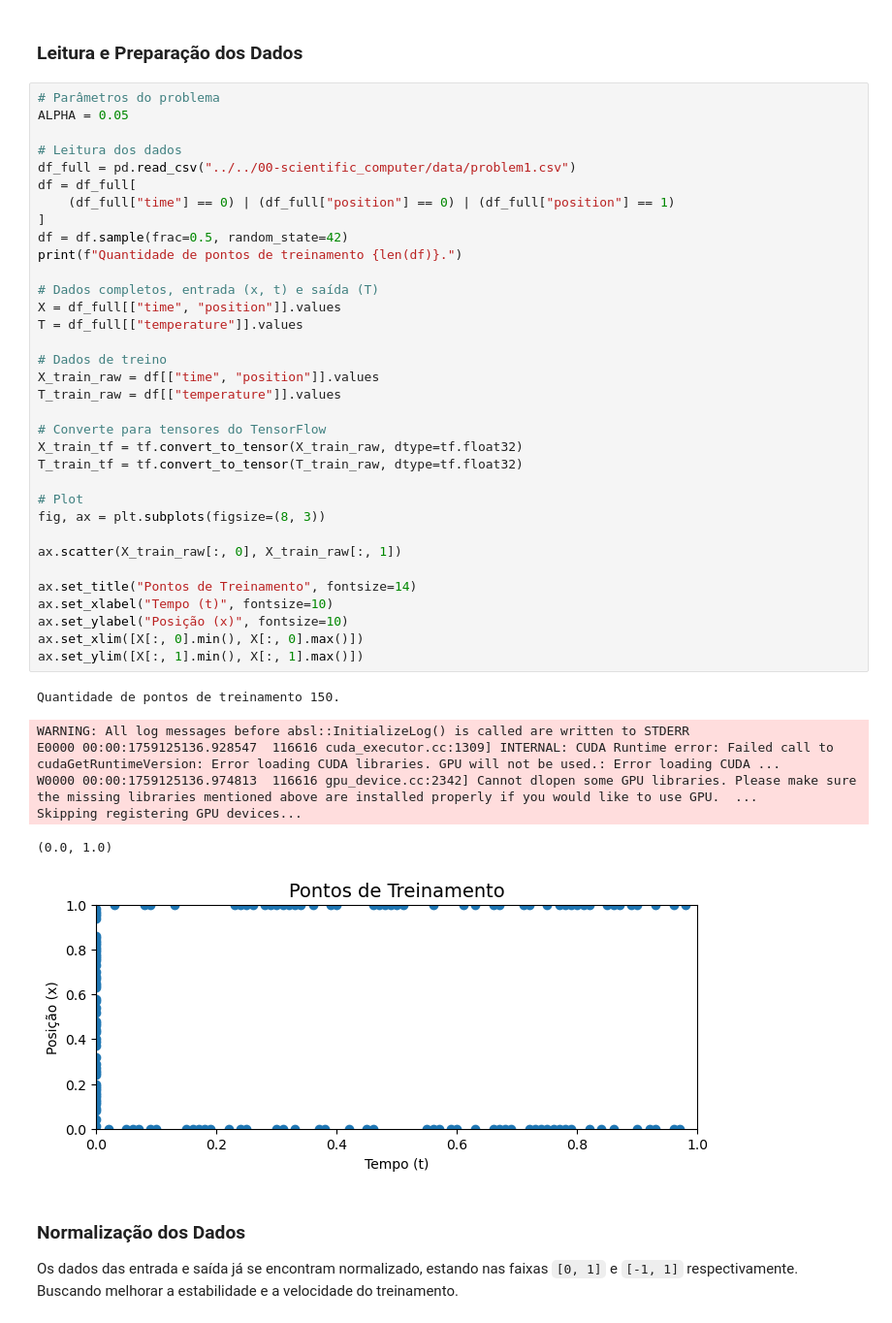
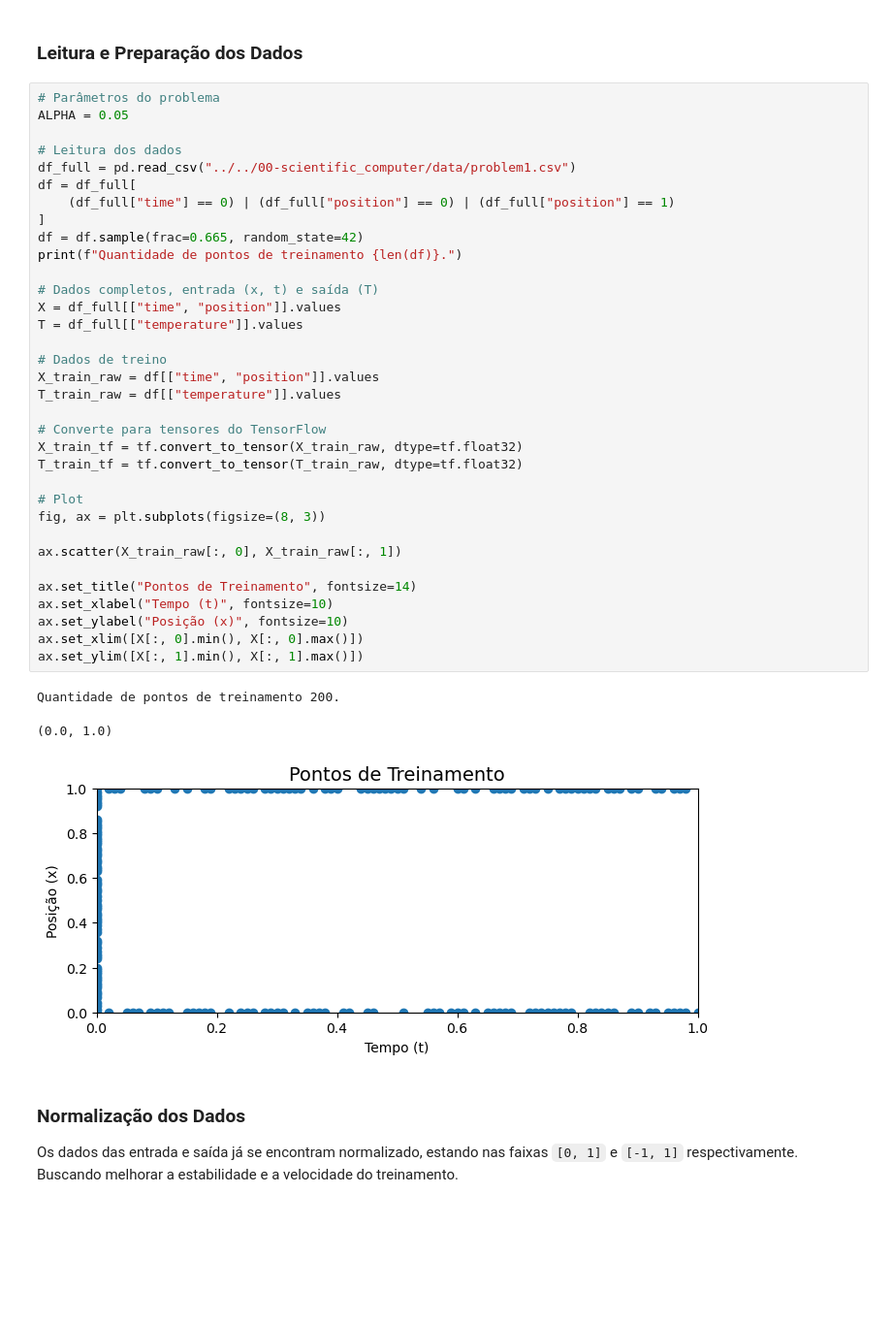
Before and after one commit to thiagoneye/master-sciml, a Jupyter notebook: 04-neural_solvers/notebooks/problem1.ipynb, the cells around one changed output. Shown: that part at 97% size. Cells and saved outputs as stored; diff of their text form; blank space fills up the shorter version.

```diff
--- a/04-neural_solvers/notebooks/problem1.ipynb
+++ b/04-neural_solvers/notebooks/problem1.ipynb
@@ -67,41 +89,37 @@ ALPHA = 0.05
 # Leitura dos dados
 df_full = pd.read_csv("../../00-scientific_computer/data/problem1.csv")
 df = df_full[
     (df_full["time"] == 0) | (df_full["position"] == 0) | (df_full["position"] == 1)
 ]
-df = df.sample(frac=0.5, random_state=42)
+df = df.sample(frac=0.665, random_state=42)
 print(f"Quantidade de pontos de treinamento {len(df)}.")
 
 # Dados completos, entrada (x, t) e saída (T)
 X = df_full[["time", "position"]].values
 T = df_full[["temperature"]].values
 
 # Dados de treino
 X_train_raw = df[["time", "position"]].values
 T_train_raw = df[["temperature"]].values
 
 # Converte para tensores do TensorFlow
 X_train_tf = tf.convert_to_tensor(X_train_raw, dtype=tf.float32)
 T_train_tf = tf.convert_to_tensor(T_train_raw, dtype=tf.float32)
 
 # Plot
 fig, ax = plt.subplots(figsize=(8, 3))
 
 ax.scatter(X_train_raw[:, 0], X_train_raw[:, 1])
 
 ax.set_title("Pontos de Treinamento", fontsize=14)
 ax.set_xlabel("Tempo (t)", fontsize=10)
 ax.set_ylabel("Posição (x)", fontsize=10)
 ax.set_xlim([X[:, 0].min(), X[:, 0].max()])
 ax.set_ylim([X[:, 1].min(), X[:, 1].max()])
 # %% [output]
-Quantidade de pontos de treinamento 150.
+Quantidade de pontos de treinamento 200.
-WARNING: All log messages before absl::InitializeLog() is called are written to STDERR
-E0000 00:00:1759125136.928547  116616 cuda_executor.cc:1309] INTERNAL: CUDA Runtime error: Failed call to cudaGetRuntimeVersion: Error loading CUDA libraries. GPU will not be used.: Error loading CUDA ...
-W0000 00:00:1759125136.974813  116616 gpu_device.cc:2342] Cannot dlopen some GPU libraries. Please make sure the missing libraries mentioned above are installed properly if you would like to use GPU.  ...
-Skipping registering GPU devices...
+(0.0, 1.0)
-(0.0, 1.0)
-[figure, old version]
+[figure, new version]
 # %% [markdown]
 ### Normalização dos Dados
 
```
Also changed, not shown: parts of 8 cells of this notebook, 1 other file.
